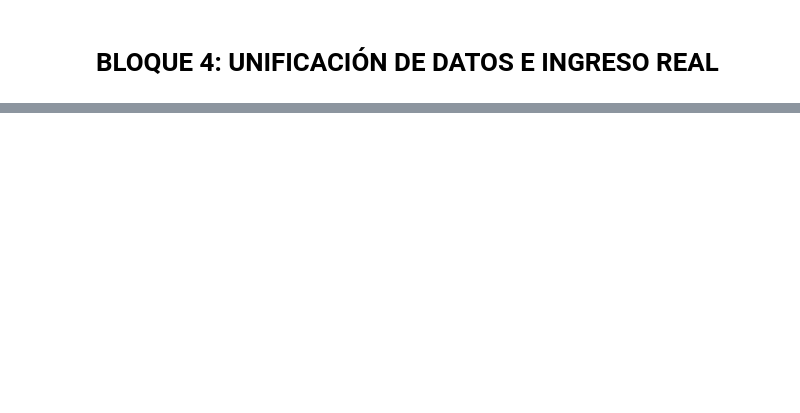
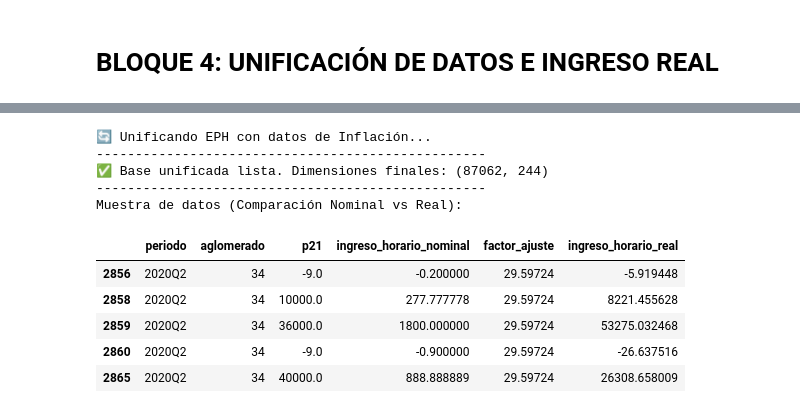
Before and after one commit to FacuIbrra1/TP-FINAL-INTRO, a Jupyter notebook: TP FINAL PRUEBA.ipynb, the cells around one changed output, grey strips where cells are left out. Cells and saved outputs as stored; diff of their text form; code cells hidden in the pictures; blank space fills up the shorter version.

```diff
--- a/TP FINAL PRUEBA.ipynb
+++ b/TP FINAL PRUEBA.ipynb
@@ -203,0 +191,58 @@ else:
+# %%
+# --- BLOQUE 4: UNIFICACIÓN DE BASES Y CÁLCULO DE INGRESOS ---
+
+if 'base_eph' in globals() and df_ipc_final is not None:
+    print("🔄 Unificando EPH con datos de Inflación...")
+
+    # Trabajamos sobre una copia para no romper la carga original
+    df_trabajo = base_eph.copy()
+
+    # 1. Conversión de columnas clave a números (Manejo de errores 'NaN')
+    # P21: Ingreso de la ocupación principal
+    # PP3E_TOT: Total de horas trabajadas en la semana
+    cols_a_convertir = ['p21', 'pp3e_tot']
+    for col in cols_a_convertir:
+        df_trabajo[col] = pd.to_numeric(df_trabajo[col], errors='coerce')
+
+    # 2. Cruce (Merge) con la tabla de inflación
+    # Usamos 'periodo' como llave. 'left' mantiene todas las filas de la EPH.
+    df_trabajo = df_trabajo.merge(
+        df_ipc_final[['periodo', 'factor_ajuste']],
+        on='periodo',
+        how='left'
+    )
+
+    # 3. Cálculo de Ingreso Horario Nominal
+    # Usamos np.where para evitar la división por cero si alguien trabajó 0 horas
+    df_trabajo['ingreso_horario_nominal'] = np.where(
+        df_trabajo['pp3e_tot'] > 0,
+        df_trabajo['p21'] / df_trabajo['pp3e_tot'],
+        np.nan
+    )
+
+    # 4. Cálculo de Ingreso Horario REAL (Ajustado a valor hoy)
+    df_trabajo['ingreso_horario_real'] = df_trabajo['ingreso_horario_nominal'] * df_trabajo['factor_ajuste']
+
+    print("-" * 50)
+    print(f"✅ Base unificada lista. Dimensiones finales: {df_trabajo.shape}")
+    print("-" * 50)
+
+    # Verificación visual de los resultados
+    print("Muestra de datos (Comparación Nominal vs Real):")
+    cols_ver = ['periodo', 'aglomerado', 'p21', 'ingreso_horario_nominal', 'factor_ajuste', 'ingreso_horario_real']
+    display(df_trabajo[cols_ver].dropna().head())
+
+else:
+    print("⚠️ Faltan cargar las bases anteriores (base_eph o df_ipc_final). Revisa los bloques 1, 2 y 3.")
+# %% [output]
+🔄 Unificando EPH con datos de Inflación...
+--------------------------------------------------
+✅ Base unificada lista. Dimensiones finales: (87062, 244)
+--------------------------------------------------
+Muestra de datos (Comparación Nominal vs Real):
+|  | periodo | aglomerado | p21 | ingreso_horario_nominal | factor_ajuste | ingreso_horario_real |
+| 2856 | 2020Q2 | 34 | -9.0 | -0.200000 | 29.59724 | -5.919448 |
+| 2858 | 2020Q2 | 34 | 10000.0 | 277.777778 | 29.59724 | 8221.455628 |
+| 2859 | 2020Q2 | 34 | 36000.0 | 1800.000000 | 29.59724 | 53275.032468 |
+| 2860 | 2020Q2 | 34 | -9.0 | -0.900000 | 29.59724 | -26.637516 |
+| 2865 | 2020Q2 | 34 | 40000.0 | 888.888889 | 29.59724 | 26308.658009 |
```
Also changed, not shown: parts of 3 cells of this notebook.
